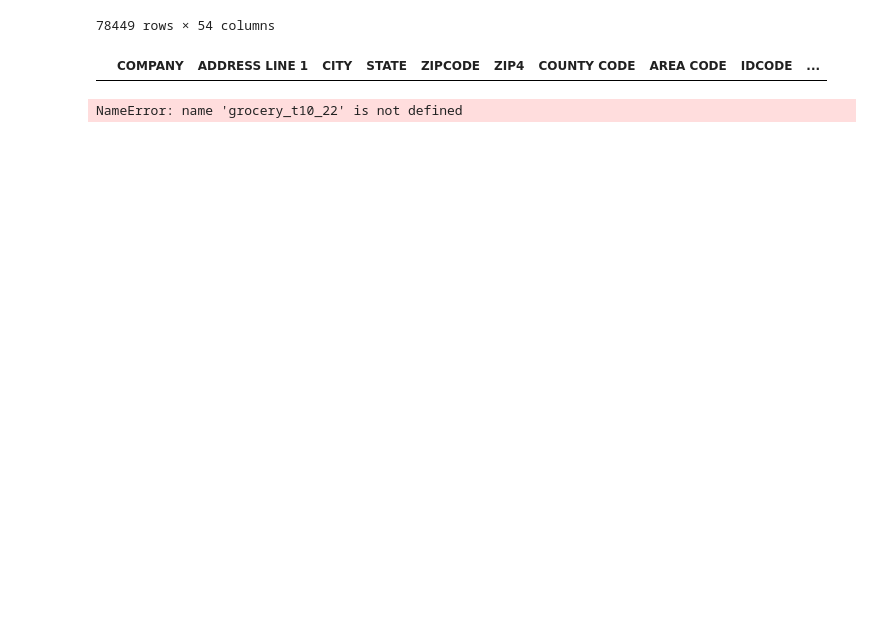
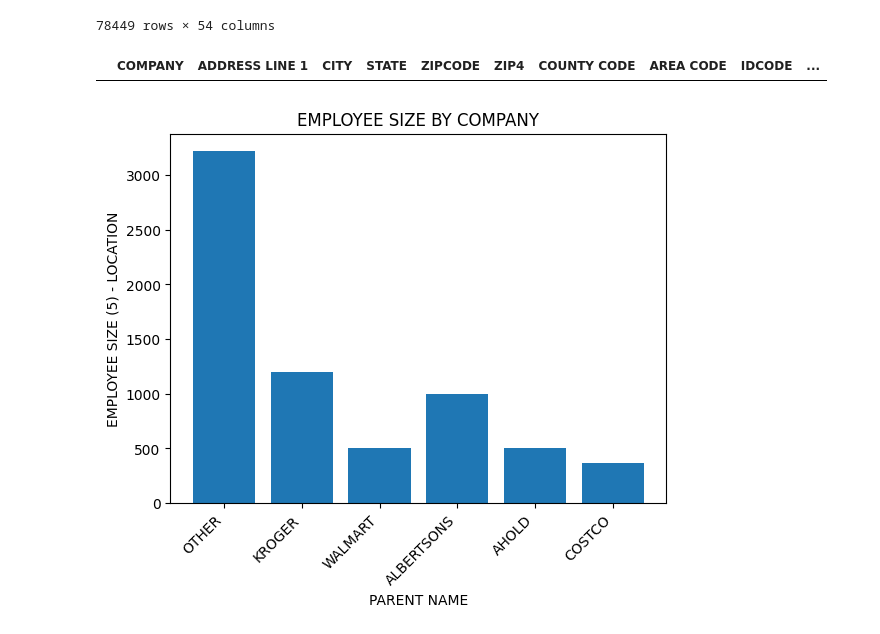
Before and after one commit to uchicago-dsi/rafi-grocery, a Jupyter notebook: July5th.ipynb, the cells around one changed output. Saved outputs shown, nothing was run; the diff lists cells and outputs as text; code cells hidden in the pictures; blank space fills up the shorter version.

Commit message:
July5thVisualizations

```diff
--- a/July5th.ipynb
+++ b/July5th.ipynb
@@ -294,6 +294,8 @@ def parent_name(row):
         return 'KROGER'
     if companies in albertsons_clean:
         return 'ALBERTSONS'
+    else:
+        return 'OTHER'
 
 stores_2022['PARENT NAME'] = stores_2022.apply(parent_name, axis=1)
 # %%
@@ -348,16 +350,16 @@ supermarkets_2022.loc[supermarkets_2022["PRIMARY SIC CODE"]==541103]
 # %% [output]
 |  | COMPANY | ADDRESS LINE 1 | CITY | STATE | ZIPCODE | ZIP4 | COUNTY CODE | AREA CODE | IDCODE | ... |
 # %%
-x = supermarkets_2022['PARENT NUMBER']
-y = supermarkets_2022['COUNT']
+x = supermarkets_2022['PARENT NAME']
+y = supermarkets_2022['EMPLOYEE SIZE (5) - LOCATION']
 
 
 
 plt.bar(x, y)
-plt.xlabel('PARENT NUMBER')
-plt.ylabel('COUNT')
-plt.title('Sales by Store Throughout Country')
-plt.xticks(rotation=90)  # Rotate x-axis labels if needed
+plt.xlabel('PARENT NAME')
+plt.ylabel('EMPLOYEE SIZE (5) - LOCATION')
+plt.title('EMPLOYEE SIZE BY COMPANY')
+plt.xticks(rotation=45, ha='right')
 plt.show()
 # %% [output]
-NameError: name 'grocery_t10_22' is not defined
+[figure, added]
```
Also changed, not shown: parts of 5 cells of this notebook.
